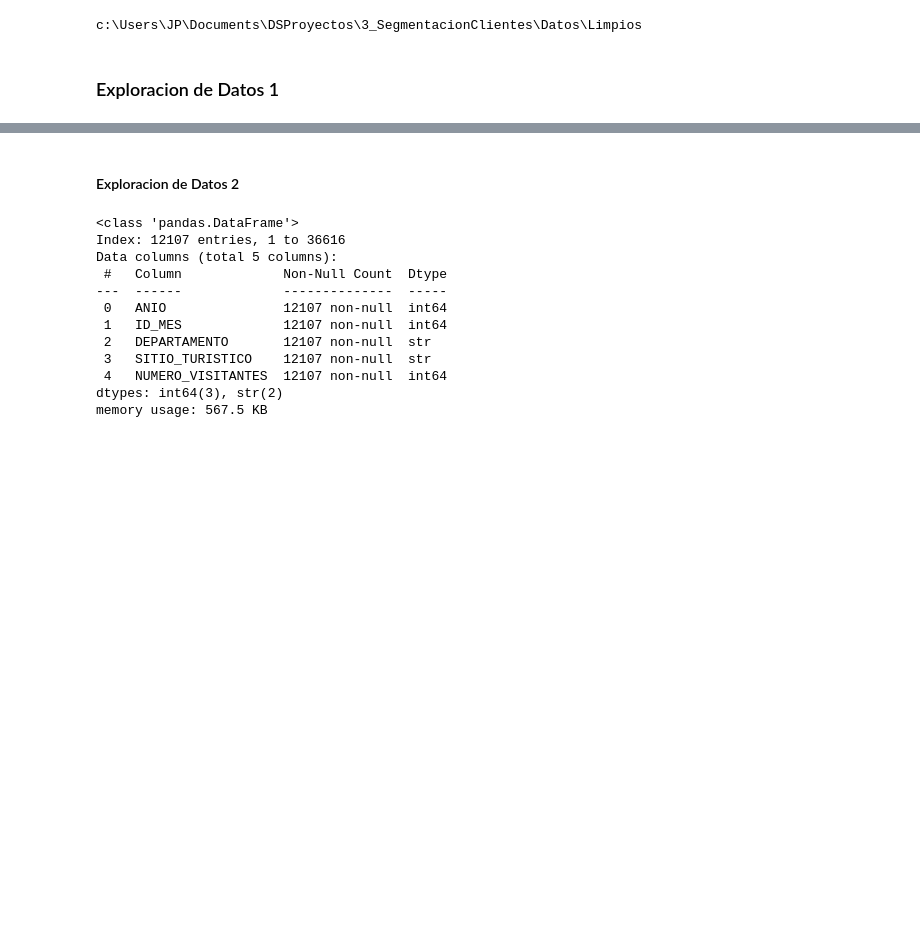
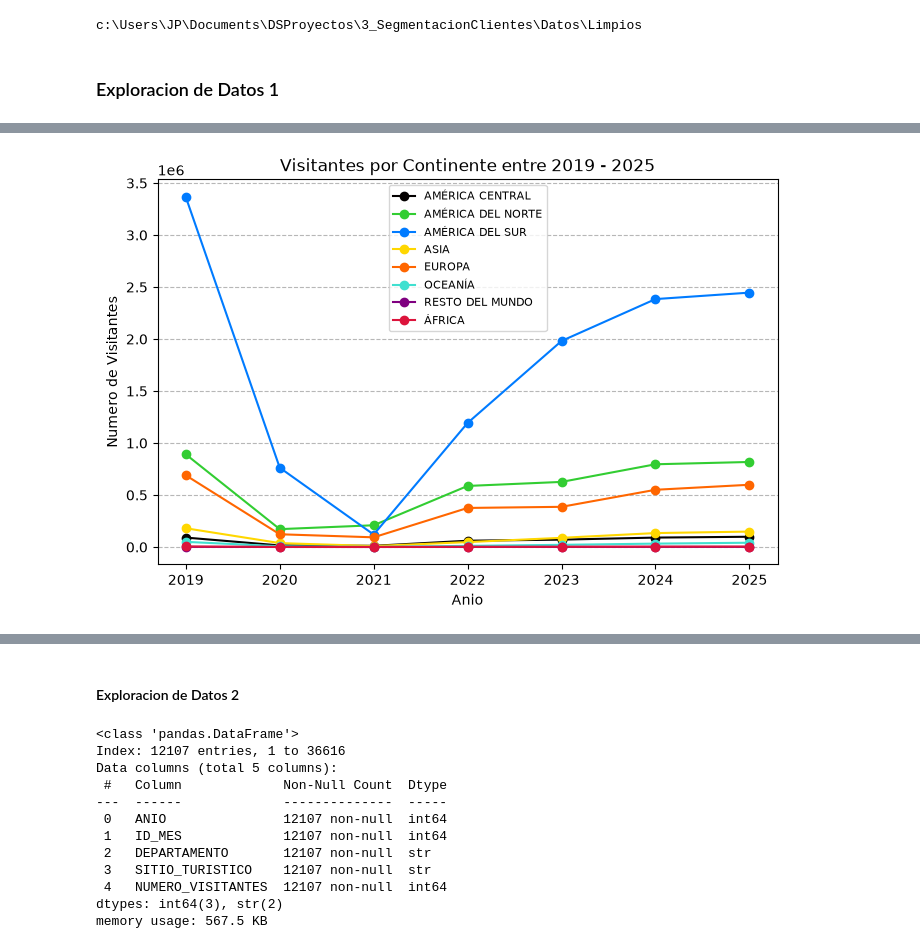
Before and after one commit to jp21bp/DS_Proyectos, a Jupyter notebook: 3_SegmentacionClientes/eda2.ipynb, the cells around one changed output, grey strips where cells are left out. Cells and saved outputs as stored; diff of their text form; code cells hidden in the pictures; blank space fills up the shorter version.

```diff
--- a/3_SegmentacionClientes/eda2.ipynb
+++ b/3_SegmentacionClientes/eda2.ipynb
@@ -266,0 +367,87 @@ for anio in range(2019, 2026, 1):
+# %%
+##### Insights
+#### Line graph de continentes y numero visitantes a traves de los anios
+### Creando el DF
+df_acn = df_1[['ANIO', 'CONTINENTE', 'NUMERO_VISITANTES']]\
+    .groupby(by=['ANIO', 'CONTINENTE'], as_index=False)\
+    ['NUMERO_VISITANTES'].sum()
+continentes = df_acn['CONTINENTE'].value_counts().index.to_list()
+# print(continentes)
+anios = df_acn['ANIO'].value_counts().index.to_list()
+    # Eje x
+# display(df_acn[df_acn['ANIO']==2019]['NUMERO_VISITANTES'])
+# display(df_acn[df_acn['CONTINENTE']=='AMÉRICA CENTRAL'])
+### Creando line graph
+ANCH = 8
+ALT = 5
+plt.figure(figsize=(ANCH,ALT))
+colores = ['#030000','#32CD32', '#007BFF', '#FFD700',\
+            '#FF6600', '#40E0D0', '#800080', "#DC143C"]
+for i in range(len(continentes)):
+    plt.plot(anios,
+            df_acn[df_acn['CONTINENTE']==continentes[i]]['NUMERO_VISITANTES'],
+            label=continentes[i],
+            color=colores[i],
+            marker='o'
+    )
+plt.title('Visitantes por Continente entre 2019 - 2025')
+plt.xlabel('Anio')
+plt.ylabel('Numero de Visitantes')
+plt.grid(True,axis='y', linestyle='--', alpha=0.9)
+plt.legend(fontsize=ANCH)
+plt.show()
+
+#### Line graph de top X paises y numero visitantes a traves de los anios
+### Escojiendo top_X
+top_X = 10
+df_pn=df_1[['PAIS','NUMERO_VISITANTES']]\
+    .groupby(by='PAIS', as_index=False)\
+    ['NUMERO_VISITANTES'].sum()\
+    .sort_values(by='NUMERO_VISITANTES', ascending=False)
+top_paises = df_pn['PAIS'][:top_X].to_list()
+print(type(top_paises))
+
+## Eliminando algunos paises
+# top_paises.remove('CHILE')
+# top_paises.remove('EE.UU')
+# top_X = len(top_paises)
+# print(top_paises)
+
+## Creando DF especifico
+df_apn = df_1[['ANIO', 'PAIS', 'NUMERO_VISITANTES']]\
+    .groupby(by=['ANIO', 'PAIS'], as_index=False)\
+    ['NUMERO_VISITANTES'].sum()
+anios = df_apn['ANIO'].value_counts().index.to_list()
+df_top_x = df_apn[df_apn['PAIS'].isin(top_paises)]
+
+### Creando line graph
+ANCH = 8
+ALT = 5
+plt.figure(figsize=(ANCH,ALT))
+colores = [
+    "red",        # Rojo
+    "blue",       # Azul
+    "green",      # Verde
+    "orange",     # Naranja
+    "purple",     # Morado
+    "cyan",       # Cian
+    "magenta",    # Magenta
+    "yellow",     # Amarillo
+    "black",      # Negro
+    "brown"       # Marrón
+]
+for i in range(len(top_paises)):
+    plt.plot(anios,
+            df_apn[df_apn['PAIS']==top_paises[i]]['NUMERO_VISITANTES'],
+            label=top_paises[i],
+            color=colores[i],
+            marker='o'
+    )
+plt.title(f'Visitantes por los top {top_X} Paises entre 2019 - 2025')
+plt.xlabel('Anio')
+plt.ylabel('Numero de Visitantes')
+plt.grid(True,axis='y', linestyle='--', alpha=0.9)
+plt.legend(bbox_to_anchor=(0.4, 1), fontsize=9.5)
+plt.show()
+# %% [output]
+[figure, added]
```
Also changed, not shown: parts of 11 cells of this notebook, 3 other files.
